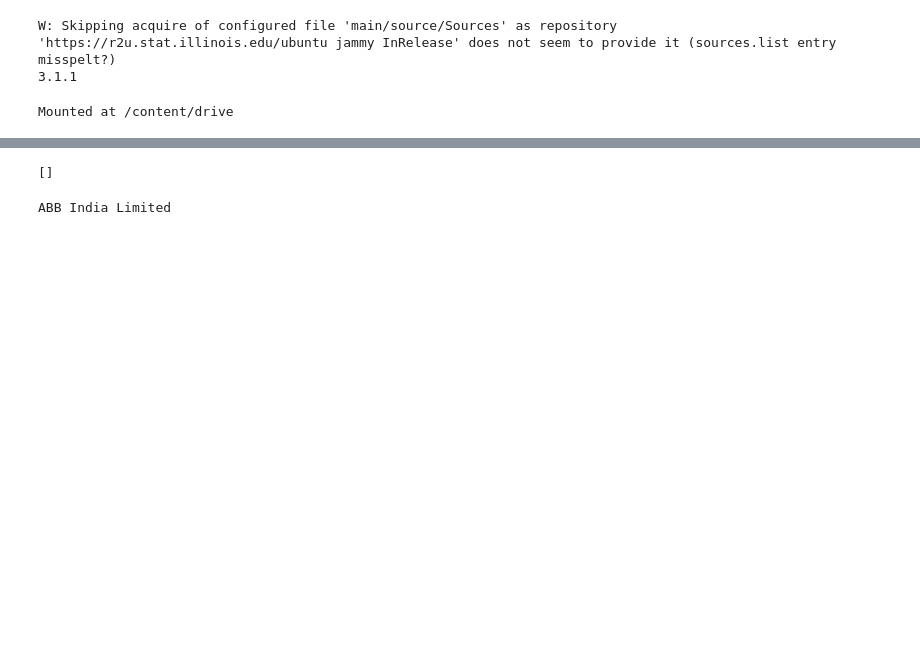
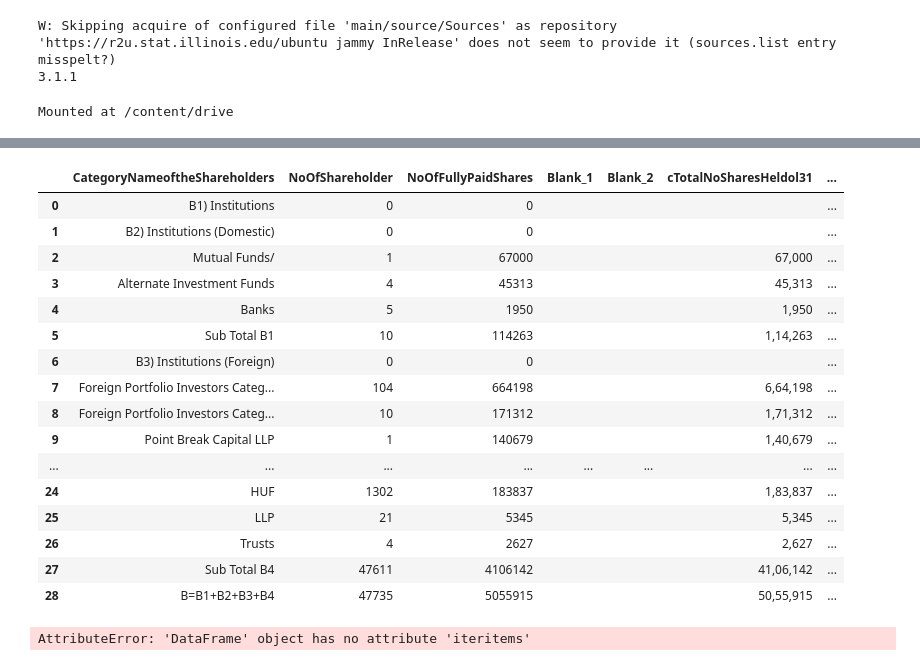
Before and after one commit to vikassingh0593/bytemaster_stocks, a Jupyter notebook: web_scrapping.ipynb, the cells around one changed output, grey strips where cells are left out. Saved outputs shown, nothing was run; the diff lists cells and outputs as text; code cells hidden in the pictures; blank space fills up the shorter version.

```diff
--- a/web_scrapping.ipynb
+++ b/web_scrapping.ipynb
@@ -80,3 +80,18 @@ response = requests.get(url, headers=headers, cookies=cookies)
 soup = BeautifulSoup(response.content, "html.parser")
 
 rows = soup.find_all('tr')
+
+data_lst = []
+for i in range(17, len(rows)):
+  try:
+    text_list = [td.get_text().strip() for td in rows[i].find_all('td')[1:8]]
+    if text_list[0]=='B1) Institutions':
+      append_flag = True
+    if append_flag:
+      data_lst.append(text_list)
+    i+=1
+  except IndexError:
+    append_flag = False
+
+for i in data_lst:
+  print(len(i), i)
@@ -98,16 +97,0 @@ print(text_list)
-# %%
-k=0
-i=0
-data_lst = []
-while k==0:
-  try:
-    text_list = [td.get_text().strip() for td in rows[i+17].find_all('td')[1:8]]
-    print("#####################################################################", text_list)
-    if text_list[0]=='B1) Institutions':
-      append_flag = True
-    if append_flag:
-      data_lst.append(text_list)
-    i+=1
-  except:
-    append_flag = False
-    k+=1
@@ -132,13 +98,32 @@ while k==0:
-# %%
-data_lst
-# %% [output]
-[]
-# %%
-rows[7].find_all('td')
-for td in rows[7].find_all('td'):
-  print(td.get_text().strip())
-# %% [output]
-ABB India Limited
+# %%
+columns = ['CategoryNameoftheShareholders', 'NoOfShareholder', 'NoOfFullyPaidShares', 'Blank_1', 'Blank_2', 'cTotalNoSharesHeldol31', 'ShareholdingPerc']
+df = pd.DataFrame(data_lst, columns=columns)
+df
+# %% [output]
+|  | CategoryNameoftheShareholders | NoOfShareholder | NoOfFullyPaidShares | Blank_1 | Blank_2 | cTotalNoSharesHeldol31 | ... |
+| 0 | B1) Institutions | 0 | 0 |  |  |  | ... |
+| 1 | B2) Institutions (Domestic) | 0 | 0 |  |  |  | ... |
+| 2 | Mutual Funds/ | 1 | 67000 |  |  | 67,000 | ... |
+| 3 | Alternate Investment Funds | 4 | 45313 |  |  | 45,313 | ... |
+| 4 | Banks | 5 | 1950 |  |  | 1,950 | ... |
+| 5 | Sub Total B1 | 10 | 114263 |  |  | 1,14,263 | ... |
+| 6 | B3) Institutions (Foreign) | 0 | 0 |  |  |  | ... |
+| 7 | Foreign Portfolio Investors Categ... | 104 | 664198 |  |  | 6,64,198 | ... |
+| 8 | Foreign Portfolio Investors Categ... | 10 | 171312 |  |  | 1,71,312 | ... |
+| 9 | Point Break Capital LLP | 1 | 140679 |  |  | 1,40,679 | ... |
+| ... | ... | ... | ... | ... | ... | ... | ... |
+| 24 | HUF | 1302 | 183837 |  |  | 1,83,837 | ... |
+| 25 | LLP | 21 | 5345 |  |  | 5,345 | ... |
+| 26 | Trusts | 4 | 2627 |  |  | 2,627 | ... |
+| 27 | Sub Total B4 | 47611 | 4106142 |  |  | 41,06,142 | ... |
+| 28 | B=B1+B2+B3+B4 | 47735 | 5055915 |  |  | 50,55,915 | ... |
+# %%
+
+
+data_df = spark.createDataFrame(df)
+data_df
+# %% [output]
+AttributeError: 'DataFrame' object has no attribute 'iteritems'
 # %%
 def rd_fn(Number):
 
```
Also changed, not shown: parts of 5 cells of this notebook.
